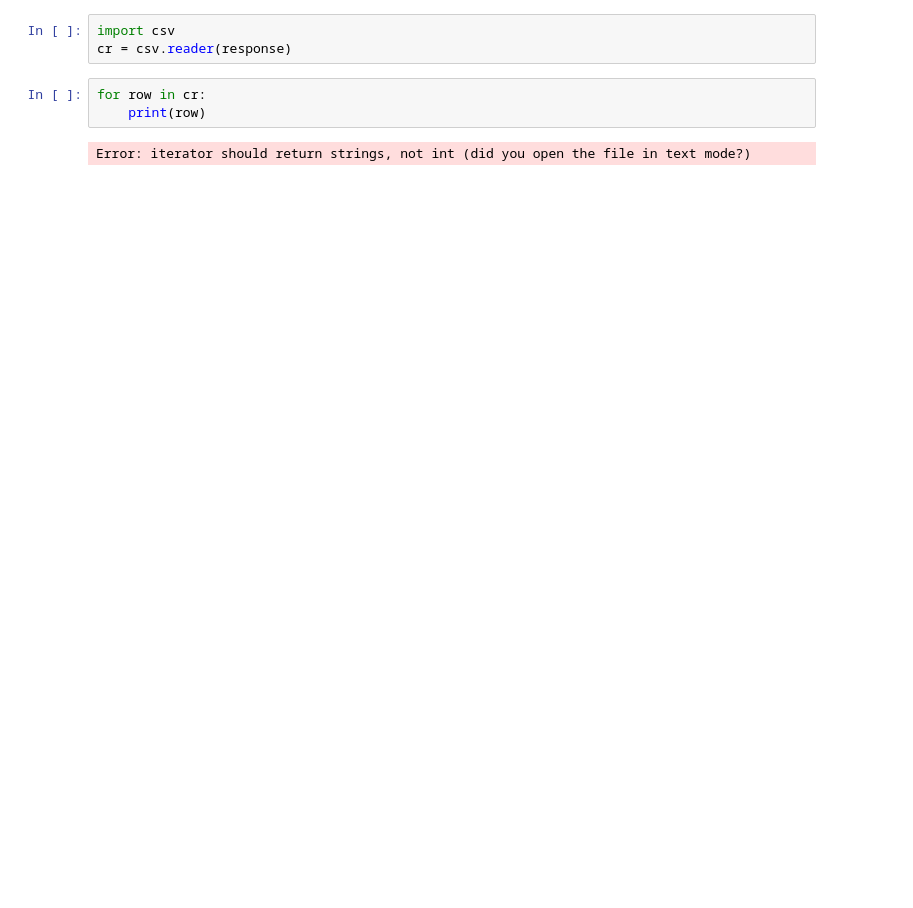
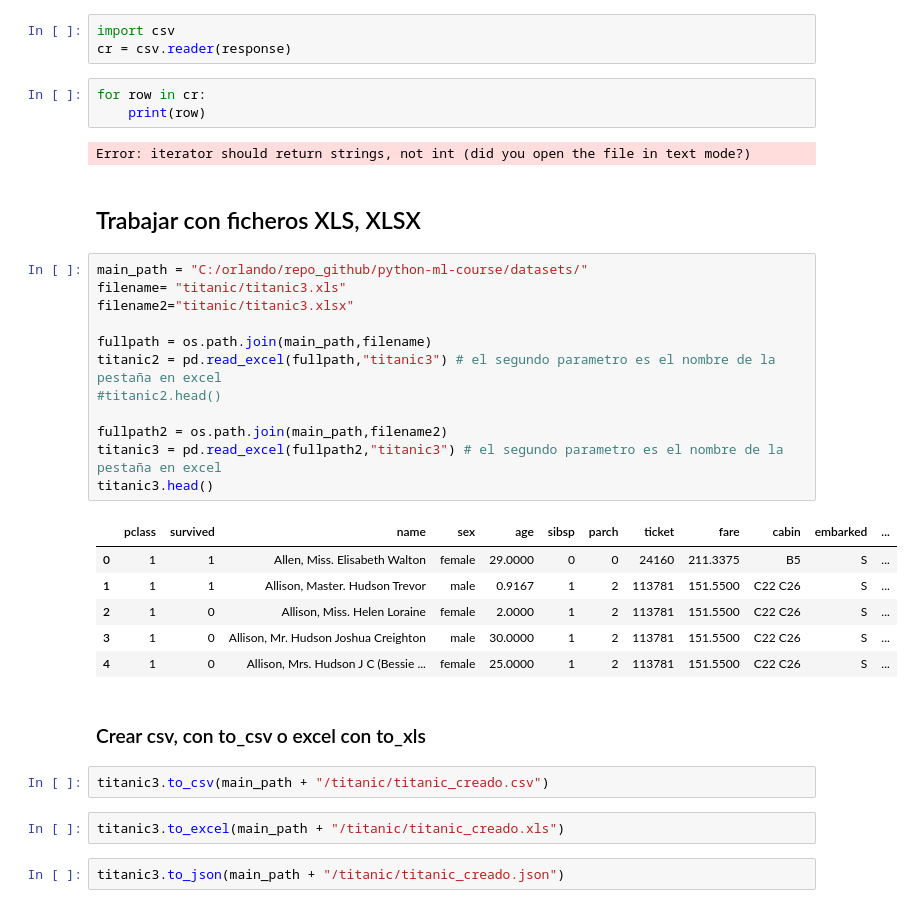
Before and after one commit to orlandochr/python-ml-course, a Jupyter notebook: datasets/notebooks/T1 - 1 - Titanic.ipynb, the cells around one changed output. Cells and saved outputs as stored; diff of their text form; blank space fills up the shorter version.

```diff
--- a/datasets/notebooks/T1 - 1 - Titanic.ipynb
+++ b/datasets/notebooks/T1 - 1 - Titanic.ipynb
@@ -326,3 +398,32 @@ for row in cr:
     print(row)
 # %% [output]
 Error: iterator should return strings, not int (did you open the file in text mode?)
+# %% [markdown]
+## Trabajar con ficheros XLS, XLSX
+# %%
+main_path = "C:/orlando/repo_github/python-ml-course/datasets/"
+filename= "titanic/titanic3.xls"
+filename2="titanic/titanic3.xlsx"
+
+fullpath = os.path.join(main_path,filename)
+titanic2 = pd.read_excel(fullpath,"titanic3") # el segundo parametro es el nombre de la pestaña en excel
+#titanic2.head()
+
+fullpath2 = os.path.join(main_path,filename2)
+titanic3 = pd.read_excel(fullpath2,"titanic3") # el segundo parametro es el nombre de la pestaña en excel
+titanic3.head()
+# %% [output]
+|  | pclass | survived | name | sex | age | sibsp | parch | ticket | fare | cabin | embarked | ... |
+| 0 | 1 | 1 | Allen, Miss. Elisabeth Walton | female | 29.0000 | 0 | 0 | 24160 | 211.3375 | B5 | S | ... |
+| 1 | 1 | 1 | Allison, Master. Hudson Trevor | male | 0.9167 | 1 | 2 | 113781 | 151.5500 | C22 C26 | S | ... |
+| 2 | 1 | 0 | Allison, Miss. Helen Loraine | female | 2.0000 | 1 | 2 | 113781 | 151.5500 | C22 C26 | S | ... |
+| 3 | 1 | 0 | Allison, Mr. Hudson Joshua Creighton | male | 30.0000 | 1 | 2 | 113781 | 151.5500 | C22 C26 | S | ... |
+| 4 | 1 | 0 | Allison, Mrs. Hudson J C (Bessie ... | female | 25.0000 | 1 | 2 | 113781 | 151.5500 | C22 C26 | S | ... |
+# %% [markdown]
+### Crear csv, con to_csv o excel con to_xls
+# %%
+titanic3.to_csv(main_path + "/titanic/titanic_creado.csv")
+# %%
+titanic3.to_excel(main_path + "/titanic/titanic_creado.xls")
+# %%
+titanic3.to_json(main_path + "/titanic/titanic_creado.json")
```
Also changed, not shown: parts of 4 cells of this notebook, 7 other files.
